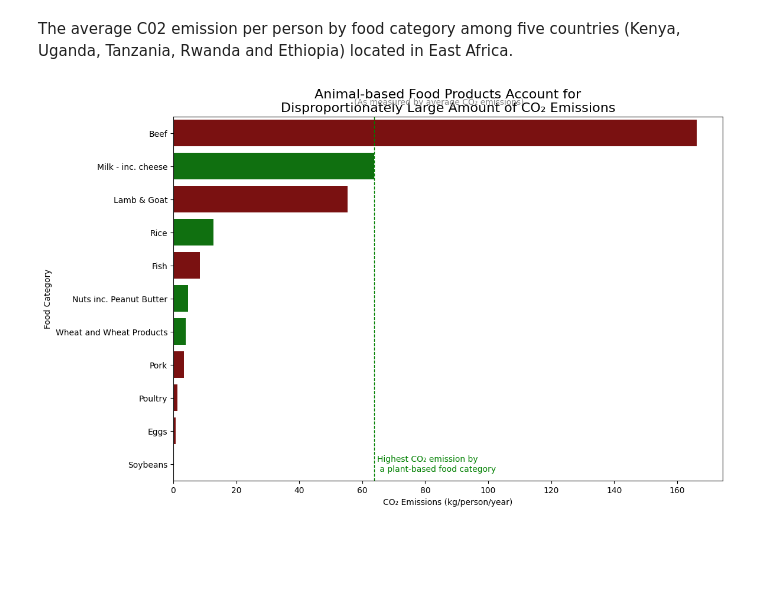
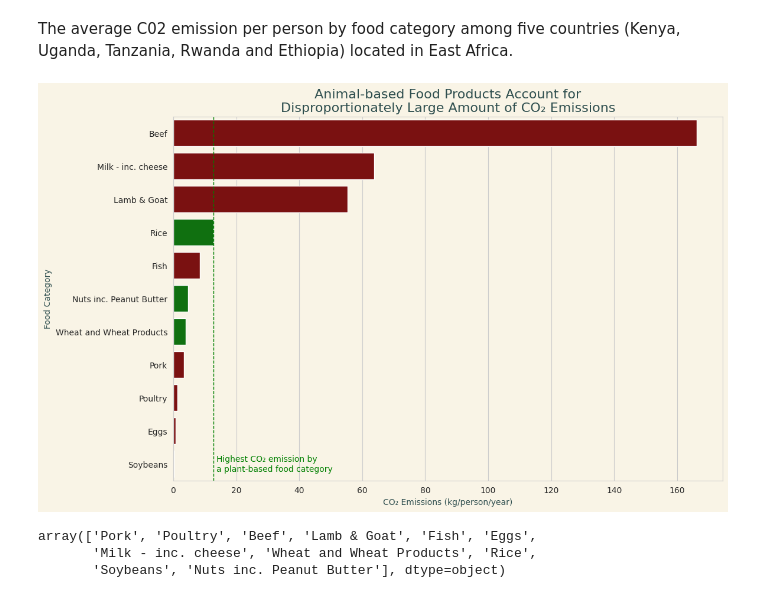
Before and after one commit to bonareri/Python-Data-Analysis, a Jupyter notebook: Food_consumption.ipynb, the cells around one changed output. Saved outputs shown, nothing was run; the diff lists cells and outputs as text; code cells hidden in the pictures; blank space fills up the shorter version.

```diff
--- a/Food_consumption.ipynb
+++ b/Food_consumption.ipynb
@@ -86,6 +86,7 @@ The average C02 emission per person by food category among five countries (Kenya
 import pandas as pd
 import matplotlib.pyplot as plt
 import seaborn as sns
+from matplotlib.offsetbox import OffsetImage, AnnotationBbox
 
 # Rename column for consistency if needed
 food_consumption.rename(columns={'co2_emmission': 'co2_emission'}, inplace=True)
@@ -93,40 +94,64 @@ food_consumption.rename(columns={'co2_emmission': 'co2_emission'}, inplace=True)
 # Filter data for the five East African countries
 east_african_countries = ['Kenya', 'Uganda', 'Tanzania', 'Rwanda', 'Ethiopia']
 df_east_africa = food_consumption[food_consumption['country'].isin(east_african_countries)]
 
 # Calculate the average CO₂ emission per person by food category
 avg_co2_emission = df_east_africa.groupby('food_category')['co2_emission'].mean().reset_index()
 
 # List of animal-based food categories
-animal_based = ['Beef', 'Milk', 'Lamb & Goat', 'Pork', 'Fish', 'Poultry', 'Eggs']
+animal_based = ['Beef', 'Milk - inc. cheese', 'Lamb & Goat', 'Pork', 'Fish', 'Poultry', 'Eggs']
 
 # Categorize food items as 'Animal' or 'Plant'-based
 avg_co2_emission['type'] = avg_co2_emission['food_category'].apply(lambda x: 'Animal' if x in animal_based else 'Plant')
 
 # Sort the data by CO₂ emission in descending order
 avg_co2_emission = avg_co2_emission.sort_values(by='co2_emission', ascending=False)
 
 # Set colors based on category type and convert to a list
 colors = avg_co2_emission['type'].map({'Animal': 'darkred', 'Plant': 'green'}).tolist()
 
-# Plot
+# Plot setup
 plt.figure(figsize=(12, 8))
+sns.set_style("whitegrid")
 sns.barplot(data=avg_co2_emission, x='co2_emission', y='food_category', palette=colors)
 
-# Add title and subtitle to match the reference image
-plt.title("Animal-based Food Products Account for\nDisproportionately Large Amount of CO₂ Emissions", fontsize=16)
-plt.suptitle("(As measured by average CO₂ emissions)", fontsize=10, y=0.92, color='gray')
+# Set the background color to match the reference image
+plt.gca().set_facecolor("#f9f4e6")  # Use a similar beige background color
+plt.gcf().set_facecolor("#f9f4e6")
+
+# Add title and subtitle
+plt.title("Animal-based Food Products Account for\nDisproportionately Large Amount of CO₂ Emissions", fontsize=16, color='#2f4f4f')
+# plt.suptitle("(As measured by average CO₂ emissions)", fontsize=10, y=0.92, color='gray')
 
 # Label axes
-plt.xlabel("CO₂ Emissions (kg/person/year)")
-plt.ylabel("Food Category")
+plt.xlabel("CO₂ Emissions (kg/person/year)", color='#2f4f4f')
+plt.ylabel("Food Category", color='#2f4f4f')
 
 # Highlight the highest plant-based CO₂ emission with a dashed line and annotation
 max_plant_emission = avg_co2_emission[avg_co2_emission['type'] == 'Plant']['co2_emission'].max()
 plt.axvline(max_plant_emission, color='green', linestyle='--', linewidth=1)
-plt.text(max_plant_emission + 1, len(avg_co2_emission) - 1, "Highest CO₂ emission by\n a plant-based food category", color="green", va='center')
+plt.text(max_plant_emission + 1, len(avg_co2_emission) - 1, "Highest CO₂ emission by\na plant-based food category", color="green", va='center')
 
-# Show plot
+# Function to add icons
+# def add_icon(ax, y, type_icon):
+#     icon_path = 'path_to_animal_icon.png' if type_icon == 'Animal' else 'path_to_plant_icon.png'
+#     img = plt.imread(icon_path)
+#     imagebox = OffsetImage(img, zoom=0.08)  # Adjust the zoom level for icon size
+#     ab = AnnotationBbox(imagebox, (0, y), frameon=False, box_alignment=(0, 0.5))
+#     ax.add_artist(ab)
+
+# Add icons next to each bar
+# for i, (index, row) in enumerate(avg_co2_emission.iterrows()):
+#     add_icon(plt.gca(), i, row['type'])
+
+# Display plot
 plt.show()
 # %% [output]
-[figure, old version]
+[figure, new version]
+# %%
+#list all foods
+food_consumption['food_category'].unique()
+# %% [output]
+array(['Pork', 'Poultry', 'Beef', 'Lamb & Goat', 'Fish', 'Eggs',
+       'Milk - inc. cheese', 'Wheat and Wheat Products', 'Rice',
+       'Soybeans', 'Nuts inc. Peanut Butter'], dtype=object)
```
Also changed, not shown: parts of 3 cells of this notebook.
